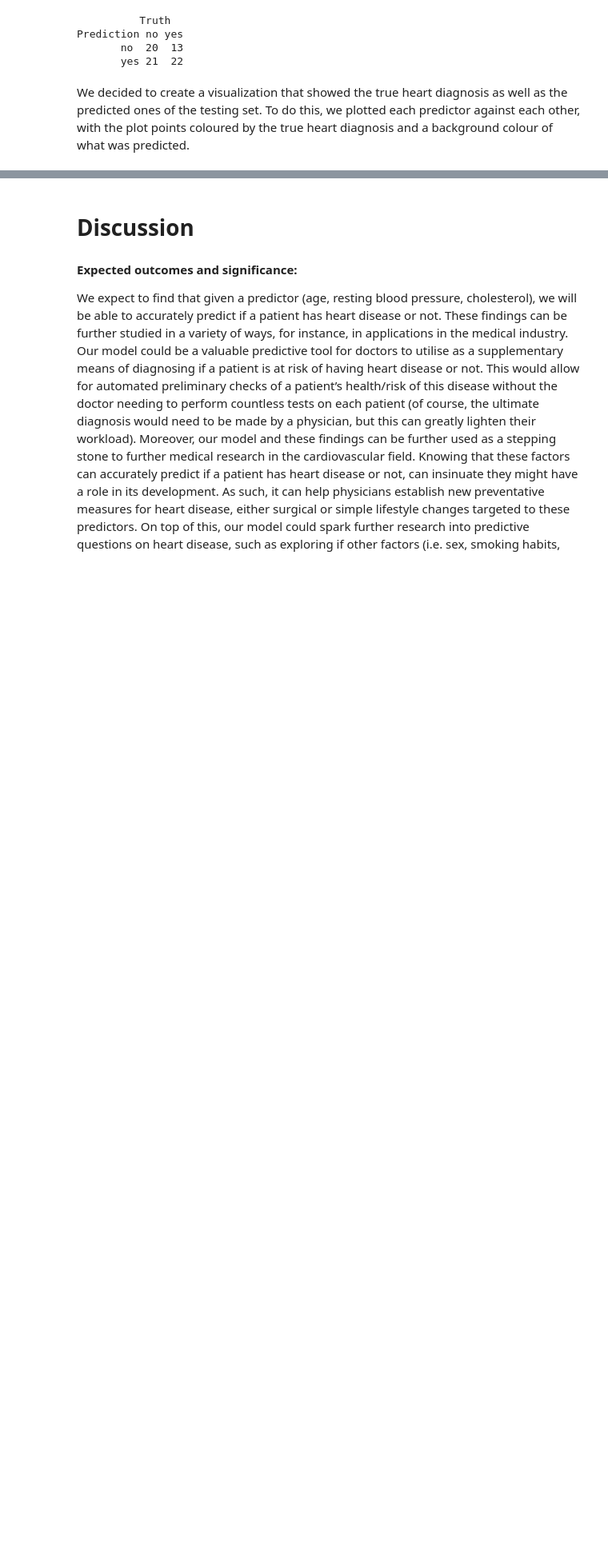
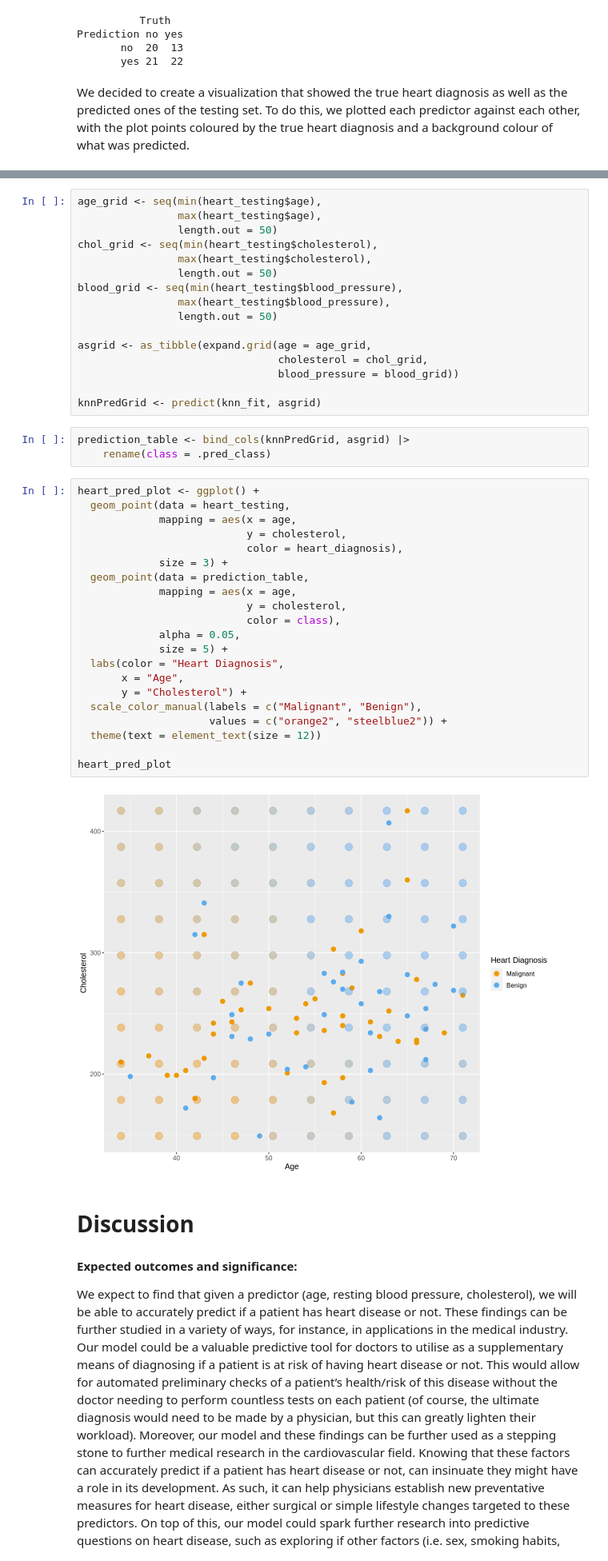
Before and after one commit to Hawkxiang114/Group_project_proposal, a Jupyter notebook: Group Project Proposal.ipynb, the cells around one changed output, grey strips where cells are left out. Shown: that part at 80% size. Cells and saved outputs as stored; diff of their text form; blank space fills up the shorter version.

Commit message:
graph

```diff
--- a/Group Project Proposal.ipynb
+++ b/Group Project Proposal.ipynb
@@ -345,3 +343,45 @@ heart_plot
+# %%
+age_grid <- seq(min(heart_testing$age),
+                max(heart_testing$age),
+                length.out = 50)
+chol_grid <- seq(min(heart_testing$cholesterol),
+                max(heart_testing$cholesterol),
+                length.out = 50)
+blood_grid <- seq(min(heart_testing$blood_pressure),
+                max(heart_testing$blood_pressure),
+                length.out = 50)
+
+asgrid <- as_tibble(expand.grid(age = age_grid,
+                                cholesterol = chol_grid,
+                                blood_pressure = blood_grid))
+
+knnPredGrid <- predict(knn_fit, asgrid)
+# %%
+prediction_table <- bind_cols(knnPredGrid, asgrid) |>
+    rename(class = .pred_class)
+# %%
+heart_pred_plot <- ggplot() +
+  geom_point(data = heart_testing,
+             mapping = aes(x = age,
+                           y = cholesterol,
+                           color = heart_diagnosis),
+             size = 3) +
+  geom_point(data = prediction_table,
+             mapping = aes(x = age,
+                           y = cholesterol,
+                           color = class),
+             alpha = 0.05,
+             size = 5) +
+  labs(color = "Heart Diagnosis",
+       x = "Age",
+       y = "Cholesterol") +
+  scale_color_manual(labels = c("Malignant", "Benign"),
+                     values = c("orange2", "steelblue2")) +
+  theme(text = element_text(size = 12))
+
+heart_pred_plot
+# %% [output]
+[figure, added]
 # %% [markdown]
 # Discussion
 # %% [markdown]
```
Also changed, not shown: parts of 3 cells of this notebook.
